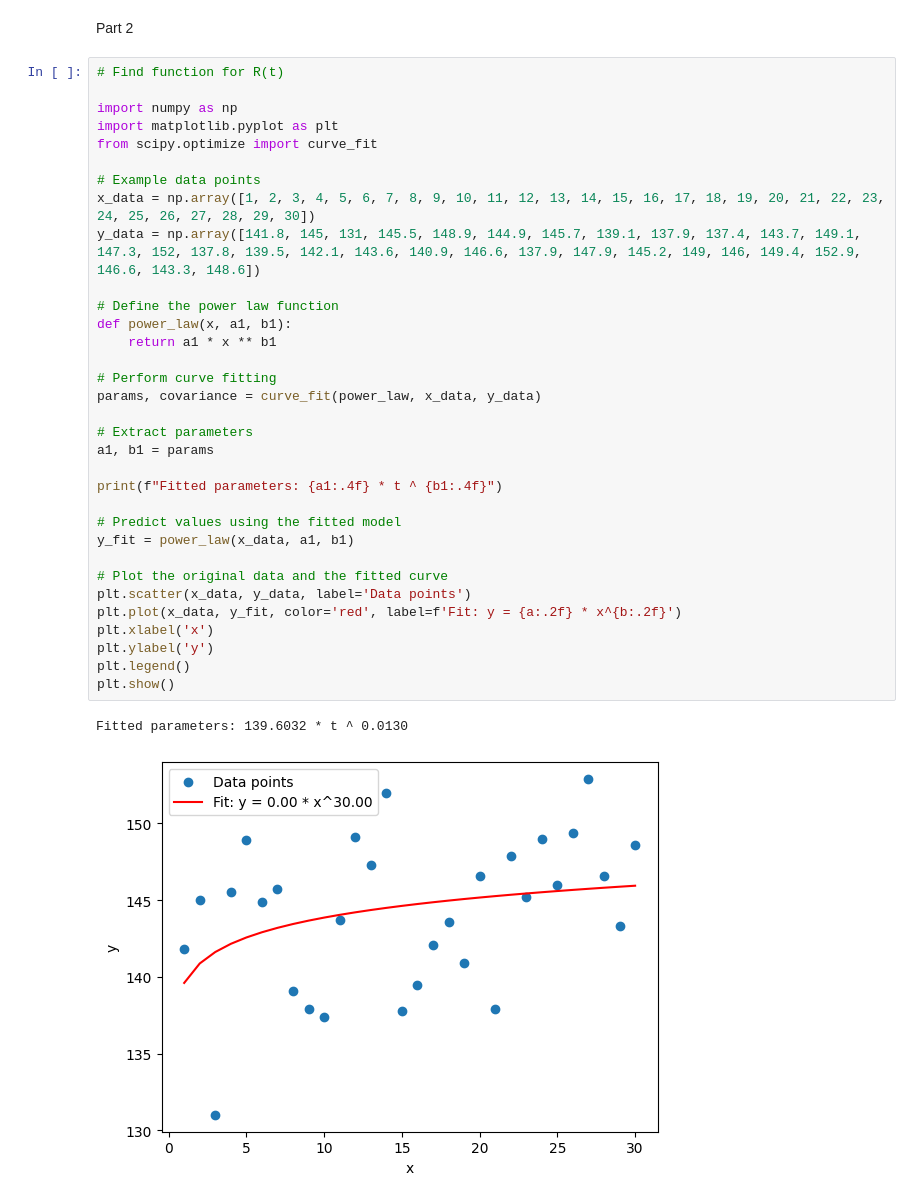
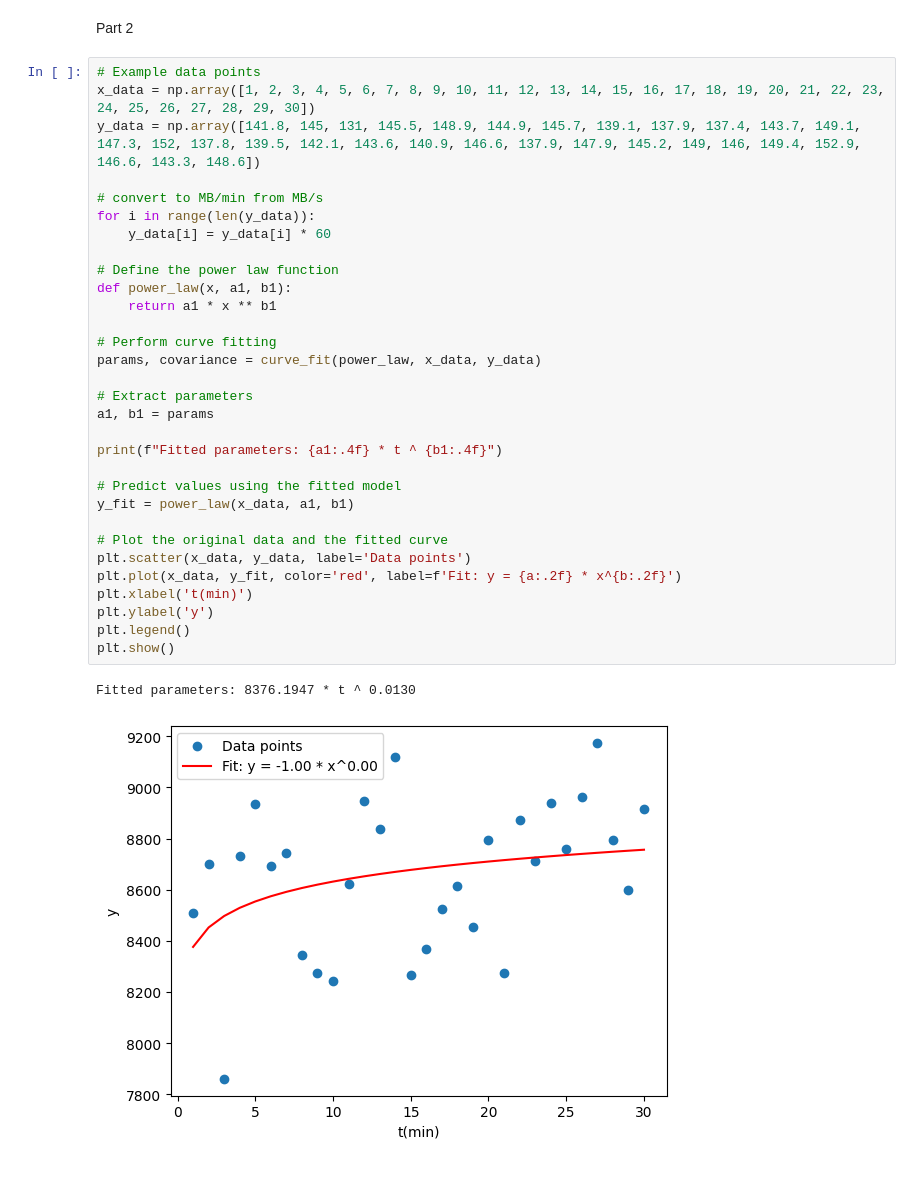
Before and after one commit to TaterTotMan64/CST-305, a Jupyter notebook: Project 8/Project 8 – Numerical Integration.ipynb, the cells around one changed output. Saved outputs shown, nothing was run; the diff lists cells and outputs as text.

```diff
--- a/Project 8/Project 8 – Numerical Integration.ipynb
+++ b/Project 8/Project 8 – Numerical Integration.ipynb
@@ -197,41 +217,39 @@ Riemann sum: 0.5832333375
 # %% [markdown]
 Part 2
 # %%
-# Find function for R(t)
-
-import numpy as np
-import matplotlib.pyplot as plt
-from scipy.optimize import curve_fit
-
 # Example data points
 x_data = np.array([1, 2, 3, 4, 5, 6, 7, 8, 9, 10, 11, 12, 13, 14, 15, 16, 17, 18, 19, 20, 21, 22, 23, 24, 25, 26, 27, 28, 29, 30])
 y_data = np.array([141.8, 145, 131, 145.5, 148.9, 144.9, 145.7, 139.1, 137.9, 137.4, 143.7, 149.1, 147.3, 152, 137.8, 139.5, 142.1, 143.6, 140.9, 146.6, 137.9, 147.9, 145.2, 149, 146, 149.4, 152.9, 146.6, 143.3, 148.6])
+
+# convert to MB/min from MB/s
+for i in range(len(y_data)):
+    y_data[i] = y_data[i] * 60
 
 # Define the power law function
 def power_law(x, a1, b1):
     return a1 * x ** b1
 
 # Perform curve fitting
 params, covariance = curve_fit(power_law, x_data, y_data)
 
 # Extract parameters
 a1, b1 = params
 
 print(f"Fitted parameters: {a1:.4f} * t ^ {b1:.4f}")
 
 # Predict values using the fitted model
 y_fit = power_law(x_data, a1, b1)
 
 # Plot the original data and the fitted curve
 plt.scatter(x_data, y_data, label='Data points')
 plt.plot(x_data, y_fit, color='red', label=f'Fit: y = {a:.2f} * x^{b:.2f}')
-plt.xlabel('x')
+plt.xlabel('t(min)')
 plt.ylabel('y')
 plt.legend()
 plt.show()
 # %% [output]
-Fitted parameters: 139.6032 * t ^ 0.0130
+Fitted parameters: 8376.1947 * t ^ 0.0130
-[figure, old version]
+[figure, new version]
 # %%
 # Define the function f(x)
 def f1(x, a1, b1):
```
Also changed, not shown: parts of 4 cells of this notebook, 2 other files.
